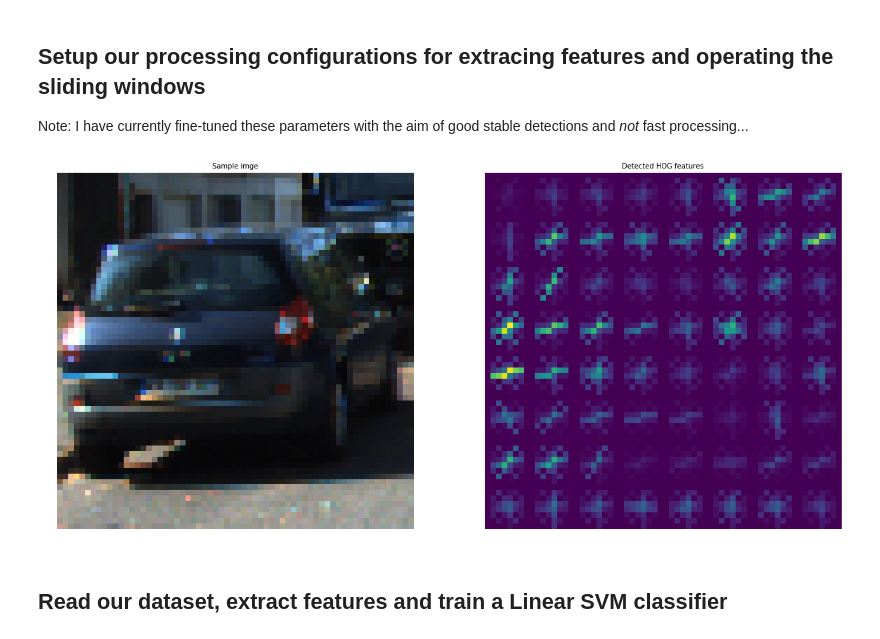
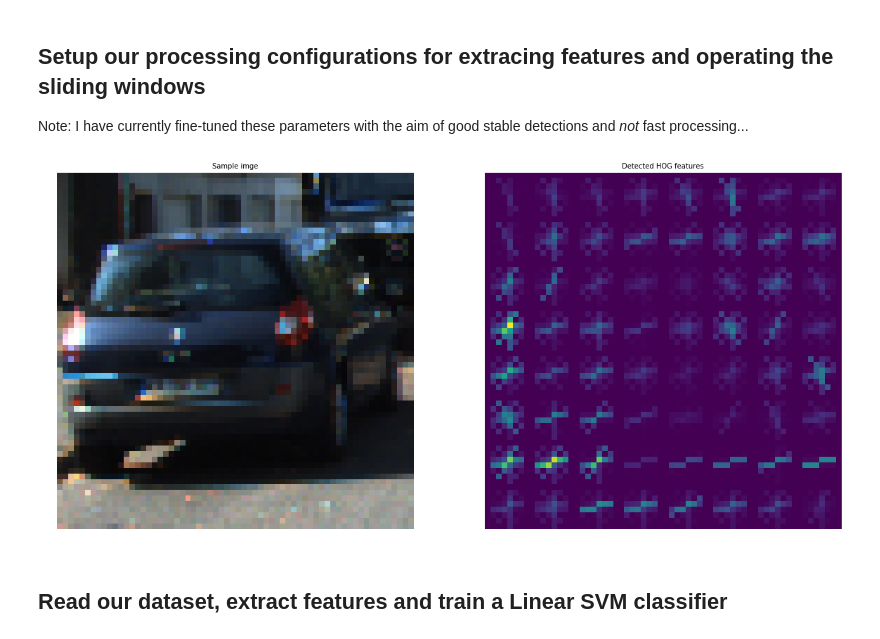
Before and after one commit to js1972/CarND-Vehicle-Detection, a Jupyter notebook: Vehicle Detection.ipynb, the cells around one changed output. Saved outputs shown, nothing was run; the diff lists cells and outputs as text; code cells hidden in the pictures.

```diff
--- a/Vehicle Detection.ipynb
+++ b/Vehicle Detection.ipynb
@@ -306,19 +322,19 @@ sliding_windows_config = {
 # %%
 test_image = mpimg.imread('/Users/jason/repos/CarND-Vehicle-Detection/data/vehicles/KITTI_extracted/22.png')
 ife = ImageFeatureExtractor(feature_config)
-test_features, img = ife.extract_features(test_image, True)
+img = ife.get_hog_features_image(test_image, 0)
 del ife
 
 f, (ax1, ax2) = plt.subplots(1, 2, figsize=(20,10))
 ax1.imshow(test_image)
 ax1.set_title('Sample imge', fontsize=10)
 ax1.axis('off')
 
 ax2.imshow(img)
 ax2.set_title('Detected HOG features', fontsize=10)
 ax2.axis('off');
 # %% [output]
-[figure, old version]
+[figure, new version]
 # %% [markdown]
 ## Read our dataset, extract features and train a Linear SVM classifier
 # %%
```
Also changed, not shown: parts of 6 cells of this notebook, 12 other files.
